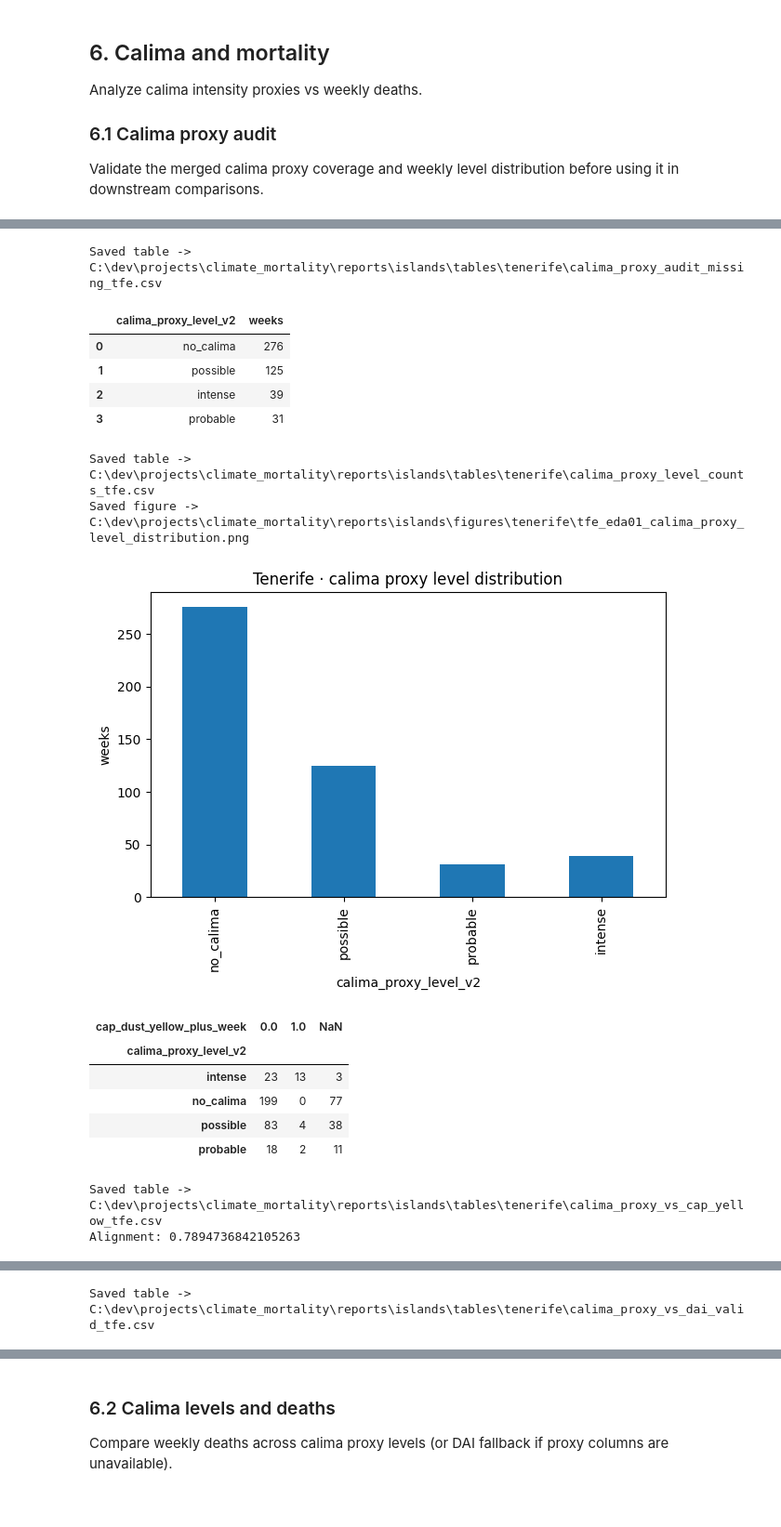
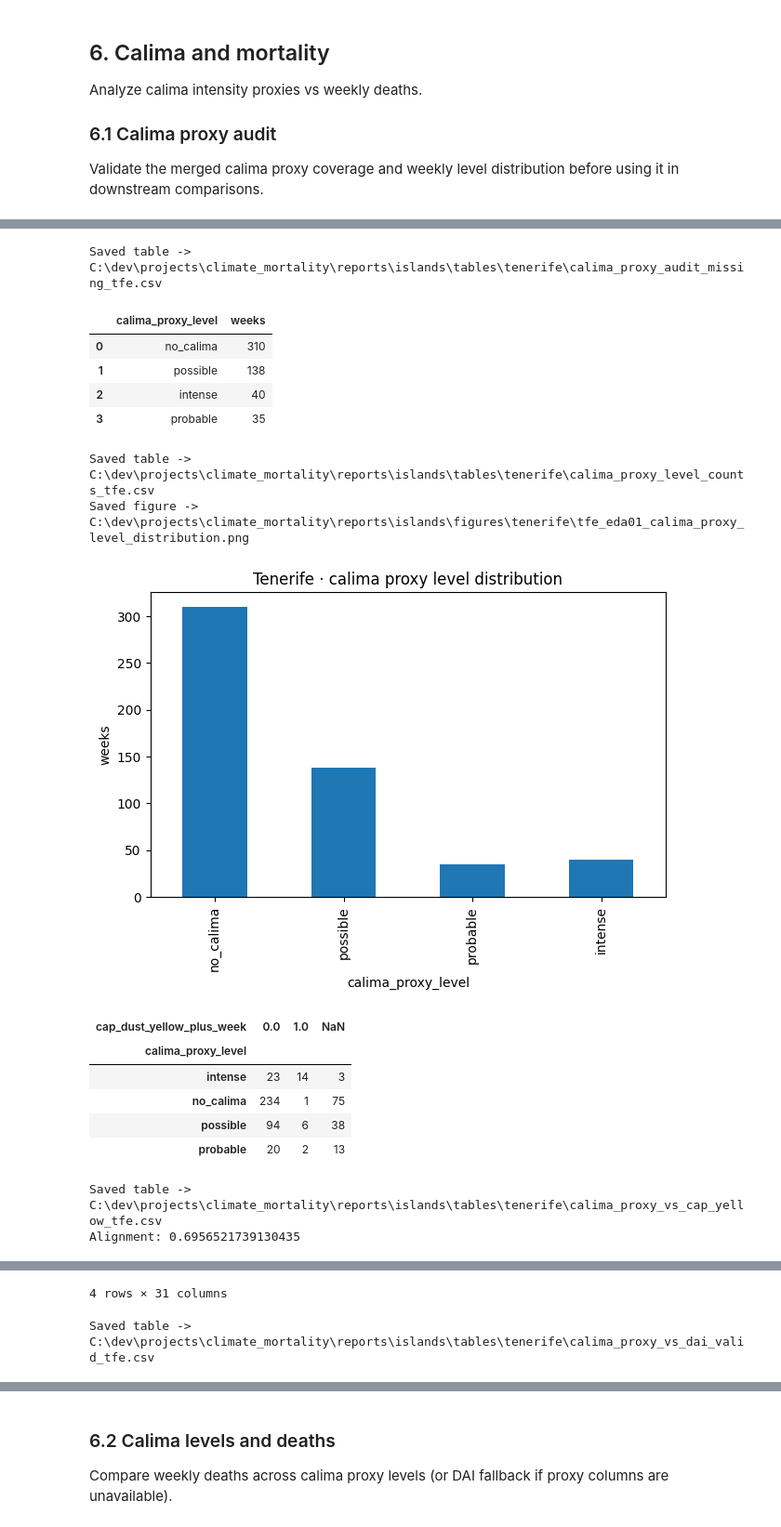
Before and after one commit to ferProg/climate_mortality, a Jupyter notebook: islands/tenerife/analysis.ipynb, the cells around one changed output, grey strips where cells are left out. Shown at 93% size. Cells and saved outputs as stored; diff of their text form; code cells hidden in the pictures.

```diff
--- a/islands/tenerife/analysis.ipynb
+++ b/islands/tenerife/analysis.ipynb
@@ -52,7 +54,7 @@ print("FIG_DIR:", FIG_DIR)
 print("TAB_DIR:", TAB_DIR)
 
 # --- data input ---
-FP = ROOT / "data/processed" / ISLAND_NAME / "master" / f"master_{ISLAND_CODE}_2015_2024.parquet"
+FP = ROOT / "data/processed" / ISLAND_NAME / "master" / f"master_{ISLAND_CODE}_2016_2025.parquet"
 print("FP:", FP)
 
 assert FP.exists(), f"Missing file: {FP}"
@@ -161,15 +159,15 @@ Created excess_deaths from deaths_week using month-of-year mean.
 # Ensure weekly datetime
 df['week_start'] = pd.to_datetime(df['week_start'], errors='coerce')
 
-# Subset to Tenerife if needed
+# Subset to island if needed
 if 'island_code' in df.columns:
-    df = df.loc[df['island_code'].eq('tfe')].copy()
+    df = df.loc[df['island_code'].eq(ISLAND_CODE)].copy()
 
 df = df.sort_values('week_start').reset_index(drop=True)
-glance(df, label='tfe_master_weekly', n=5)
+glance(df, label=f"{ISLAND_CODE}_master_weekly", n=5)
 
 # Merge calima proxy weekly dataset (kept external to the base master)
-calima_fp = ROOT / 'data' / 'processed' / 'tenerife' / 'calima' / 'calima_proxy_weekly_tfe_2015_2024_v2.parquet'
+calima_fp = ROOT / 'data' / 'processed' / ISLAND_NAME / 'calima' / f"calima_proxy_weekly_{ISLAND_CODE}_2016_2025.parquet"
 print('Calima proxy FP:', calima_fp)
 
 if calima_fp.exists():
@@ -178,8 +176,8 @@ if calima_fp.exists():
 
     keep = [
         'week_start',
-        'calima_proxy_score_v2',
-        'calima_proxy_level_v2',
+        'calima_proxy_score',
+        'calima_proxy_level',
     ]
     extra_keep = [c for c in [
         'cap_dust_yellow_plus_week',
@@ -430,25 +428,28 @@ Analyze calima intensity proxies vs weekly deaths.
 ### 6.1 Calima proxy audit
 Validate the merged calima proxy coverage and weekly level distribution before using it in downstream comparisons.
 # %%
-proxy_cols = ['calima_proxy_score_v2', 'calima_proxy_level_v2']
+proxy_cols = ['calima_proxy_score', 'calima_proxy_level']
 have_proxy = all(c in df.columns for c in proxy_cols)
+
+print(df["calima_dai_flag"].dtype)
+print(df["calima_dai_flag"].value_counts(dropna=False).head(20))
 
 if have_proxy:
     proxy_na = df[proxy_cols].isna().sum().rename('missing').to_frame()
     proxy_na['missing_pct'] = (proxy_na['missing'] / len(df)).round(4)
     display(proxy_na)
-    save_table(proxy_na.reset_index().rename(columns={'index': 'column'}), TAB_DIR , 'calima_proxy_audit_missing_tfe.csv', index=False)
+    save_table(proxy_na.reset_index().rename(columns={'index': 'column'}), TAB_DIR , f"calima_proxy_audit_missing_{ISLAND_CODE}.csv", index=False)
 
     proxy_counts = (
-        df['calima_proxy_level_v2']
+        df['calima_proxy_level']
         .value_counts(dropna=False)
-        .rename_axis('calima_proxy_level_v2')
+        .rename_axis('calima_proxy_level')
         .reset_index(name='weeks')
     )
     display(proxy_counts)
-    save_table(proxy_counts, TAB_DIR, 'calima_proxy_level_counts_tfe.csv', index=False)
+    save_table(proxy_counts, TAB_DIR, f"calima_proxy_level_counts_{ISLAND_CODE}.csv", index=False)
 
-    plot_counts = df['calima_proxy_level_v2'].dropna().value_counts()
+    plot_counts = df['calima_proxy_level'].dropna().value_counts()
     if not plot_counts.empty:
         desired_order = ['no_calima', 'possible', 'probable', 'intense']
         plot_counts = plot_counts.reindex([x for x in desired_order if x in plot_counts.index]).dropna()
@@ -456,17 +457,17 @@ if have_proxy:
         plt.figure()
         plot_counts.plot(kind='bar')
         plt.ylabel('weeks')
-        plt.title('Tenerife · calima proxy level distribution')
+        plt.title(f"{ISLAND_NAME.capitalize()} · calima proxy level distribution")
         plt.tight_layout()
-        autosave_fig(FIG_DIR / 'tfe_eda01_calima_proxy_level_distribution.png')
+        autosave_fig(FIG_DIR / f"{ISLAND_CODE}_eda01_calima_proxy_level_distribution.png")
         plt.show()
 
     if 'cap_dust_yellow_plus_week' in df.columns:
-        cap_xtab = pd.crosstab(df['calima_proxy_level_v2'], df['cap_dust_yellow_plus_week'], dropna=False)
+        cap_xtab = pd.crosstab(df['calima_proxy_level'], df['cap_dust_yellow_plus_week'], dropna=False)
         display(cap_xtab)
-        save_table(cap_xtab, TAB_DIR, 'calima_proxy_vs_cap_yellow_tfe.csv',index=False)
+        save_table(cap_xtab, TAB_DIR, f"calima_proxy_vs_cap_yellow_{ISLAND_CODE}.csv", index=False)
         tmp = df.copy()
-        tmp["proxy_ge_probable"] = tmp["calima_proxy_level_v2"].isin(["probable", "intense"])
+        tmp["proxy_ge_probable"] = tmp["calima_proxy_level"].isin(["probable", "intense"])
 
         cap_yellow = tmp["cap_dust_yellow_plus_week"] == 1
         alignment = tmp.loc[cap_yellow, "proxy_ge_probable"].mean()
@@ -476,12 +477,12 @@ if have_proxy:
     if 'calima_dai_flag' in df.columns:
         dai_valid = df['week_start'] <= pd.Timestamp('2022-03-31')
         dai_xtab = pd.crosstab(
-            df.loc[dai_valid, 'calima_proxy_level_v2'],
+            df.loc[dai_valid, 'calima_proxy_level'],
             df.loc[dai_valid, 'calima_dai_flag'],
             dropna=False
         )
         display(dai_xtab)
-        save_table(dai_xtab, TAB_DIR, 'calima_proxy_vs_dai_valid_tfe.csv',index=False)
+        save_table(dai_xtab, TAB_DIR, f"calima_proxy_vs_dai_valid_{ISLAND_CODE}.csv",index=False)
 else:
-    print('No calima proxy columns found after merge. Check the processed Tenerife calima dataset path and column names.')
+    print(f"No calima proxy columns found after merge. Check the processed {ISLAND_NAME.capitalize()} calima dataset path and column names.")
 # %% [output]
@@ -491,17 +509,17 @@ else:
-Saved table -> C:\dev\projects\climate_mortality\reports\islands\tables\tenerife\calima_proxy_audit_missing_tfe.csv
+Saved table -> C:\dev\projects\climate_mortality\reports\islands\tables\tenerife\calima_proxy_audit_missing_tfe.csv
-|  | calima_proxy_level_v2 | weeks |
-| 0 | no_calima | 276 |
-| 1 | possible | 125 |
-| 2 | intense | 39 |
-| 3 | probable | 31 |
+|  | calima_proxy_level | weeks |
+| 0 | no_calima | 310 |
+| 1 | possible | 138 |
+| 2 | intense | 40 |
+| 3 | probable | 35 |
-Saved table -> C:\dev\projects\climate_mortality\reports\islands\tables\tenerife\calima_proxy_level_counts_tfe.csv
-Saved figure -> C:\dev\projects\climate_mortality\reports\islands\figures\tenerife\tfe_eda01_calima_proxy_level_distribution.png
+Saved table -> C:\dev\projects\climate_mortality\reports\islands\tables\tenerife\calima_proxy_level_counts_tfe.csv
+Saved figure -> C:\dev\projects\climate_mortality\reports\islands\figures\tenerife\tfe_eda01_calima_proxy_level_distribution.png
-[figure, old version]
+[figure, new version]
 | cap_dust_yellow_plus_week | 0.0 | 1.0 | NaN |
-| calima_proxy_level_v2 |  |  |  |
-| intense | 23 | 13 | 3 |
-| no_calima | 199 | 0 | 77 |
-| possible | 83 | 4 | 38 |
-| probable | 18 | 2 | 11 |
+| calima_proxy_level |  |  |  |
+| intense | 23 | 14 | 3 |
+| no_calima | 234 | 1 | 75 |
+| possible | 94 | 6 | 38 |
+| probable | 20 | 2 | 13 |
-Saved table -> C:\dev\projects\climate_mortality\reports\islands\tables\tenerife\calima_proxy_vs_cap_yellow_tfe.csv
-Alignment: 0.7894736842105263
+Saved table -> C:\dev\projects\climate_mortality\reports\islands\tables\tenerife\calima_proxy_vs_cap_yellow_tfe.csv
+Alignment: 0.6956521739130435
@@ -514 +532,2 @@ Alignment: 0.7894736842105263
-Saved table -> C:\dev\projects\climate_mortality\reports\islands\tables\tenerife\calima_proxy_vs_dai_valid_tfe.csv
+4 rows × 31 columns
+Saved table -> C:\dev\projects\climate_mortality\reports\islands\tables\tenerife\calima_proxy_vs_dai_valid_tfe.csv
```
Also changed, not shown: parts of 25 cells of this notebook, 25 other files.
